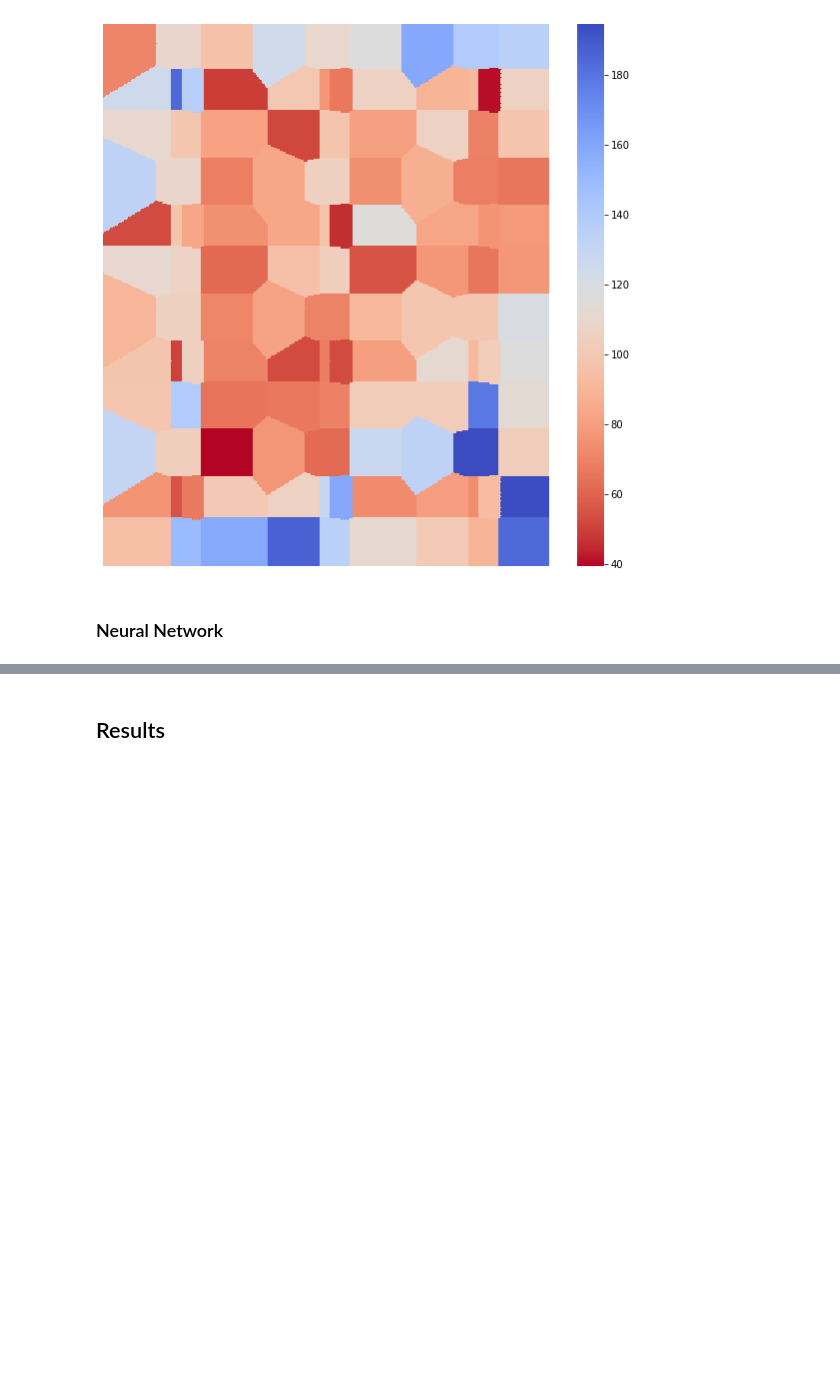
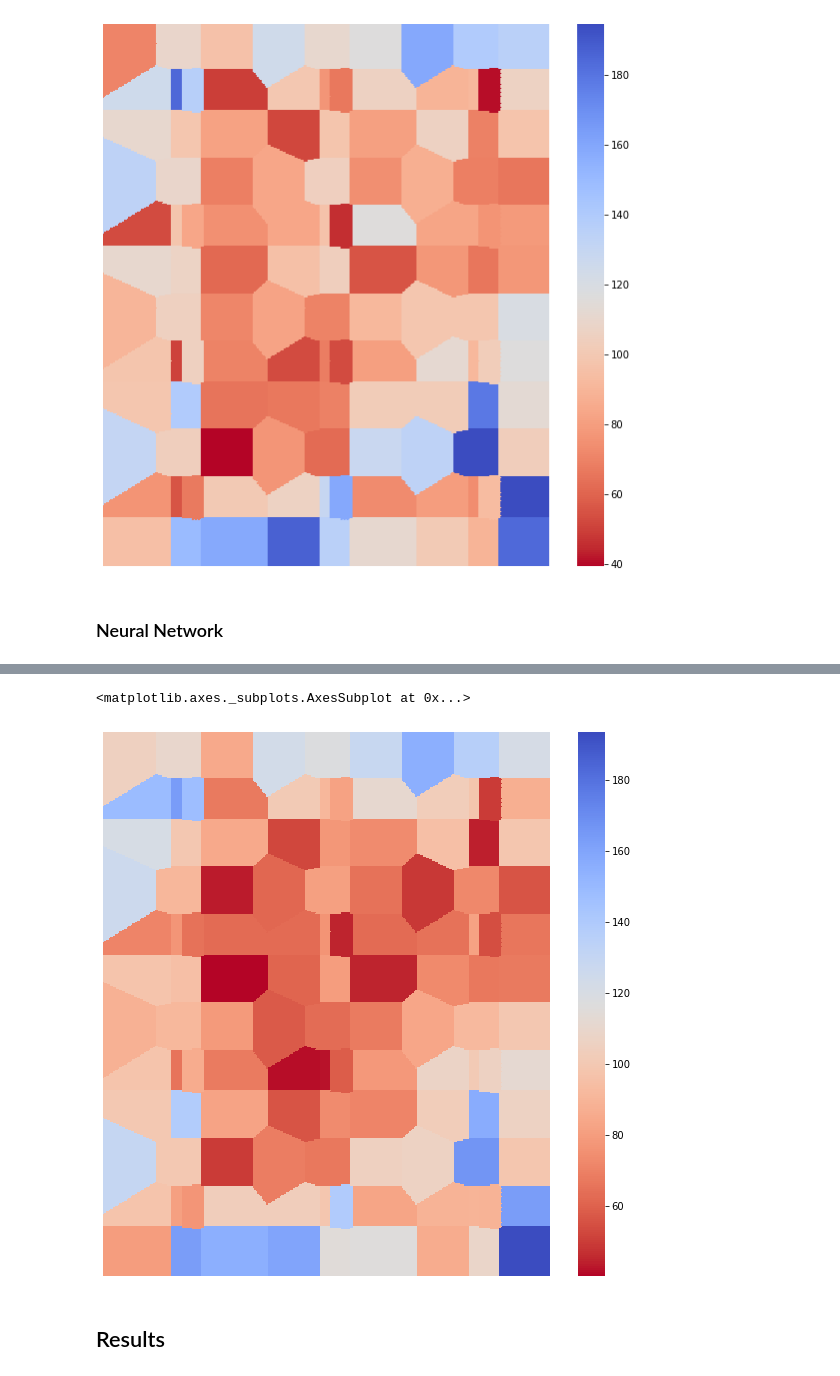
Before and after one commit to Midren/Localization, a Jupyter notebook: notebooks/regression_based_approach.ipynb, the cells around one changed output, grey strips where cells are left out. Saved outputs shown, nothing was run; the diff lists cells and outputs as text; code cells hidden in the pictures; blank space fills up the shorter version.

Commit message:
Added visualization for NN

```diff
--- a/notebooks/regression_based_approach.ipynb
+++ b/notebooks/regression_based_approach.ipynb
@@ -368,2 +354,20 @@ np.mean(np.apply_along_axis(lambda x: (x[0]**2 + x[1]**2)**0.5, 1,
+# %%
+from utils import cartesian_cross_product
+mean_res = pd.DataFrame({"x": df["x"].values, "y": df["y"].values, "accuracy": np.apply_along_axis(
+    lambda x: (x[0]**2 + x[1]**2)**0.5, 1, np.abs(y_scaler.inverse_transform(model.predict(scaler.transform(
+        df[["Server-RSSI-" + str(i) for i in range(1, 6)]].values))) - df[["x", "y"]].values))}).groupby(["x", "y"]).mean().reset_index()
+
+coords = mean_res[["x", "y"]].values
+
+field = np.zeros((400,300))
+for p in cartesian_cross_product(np.arange(field.shape[1]), np.arange(field.shape[0])):
+    field[p[1], p[0]] = mean_res.iloc[np.apply_along_axis(lambda x: (x[0]**2 + x[1]**2)**0.5, 1, np.abs(coords - p)).argmin(), 2]
+
+field = np.flip(field, 0)
+fig, ax = plt.subplots(figsize=(10,10))
+sns.heatmap(field, ax=ax, xticklabels=False,yticklabels=False,cmap="coolwarm_r")
+# %% [output]
+<matplotlib.axes._subplots.AxesSubplot at 0x...>
+[figure, added]
 # %% [markdown]
 ## Results
```
Also changed, not shown: parts of 3 cells of this notebook.
